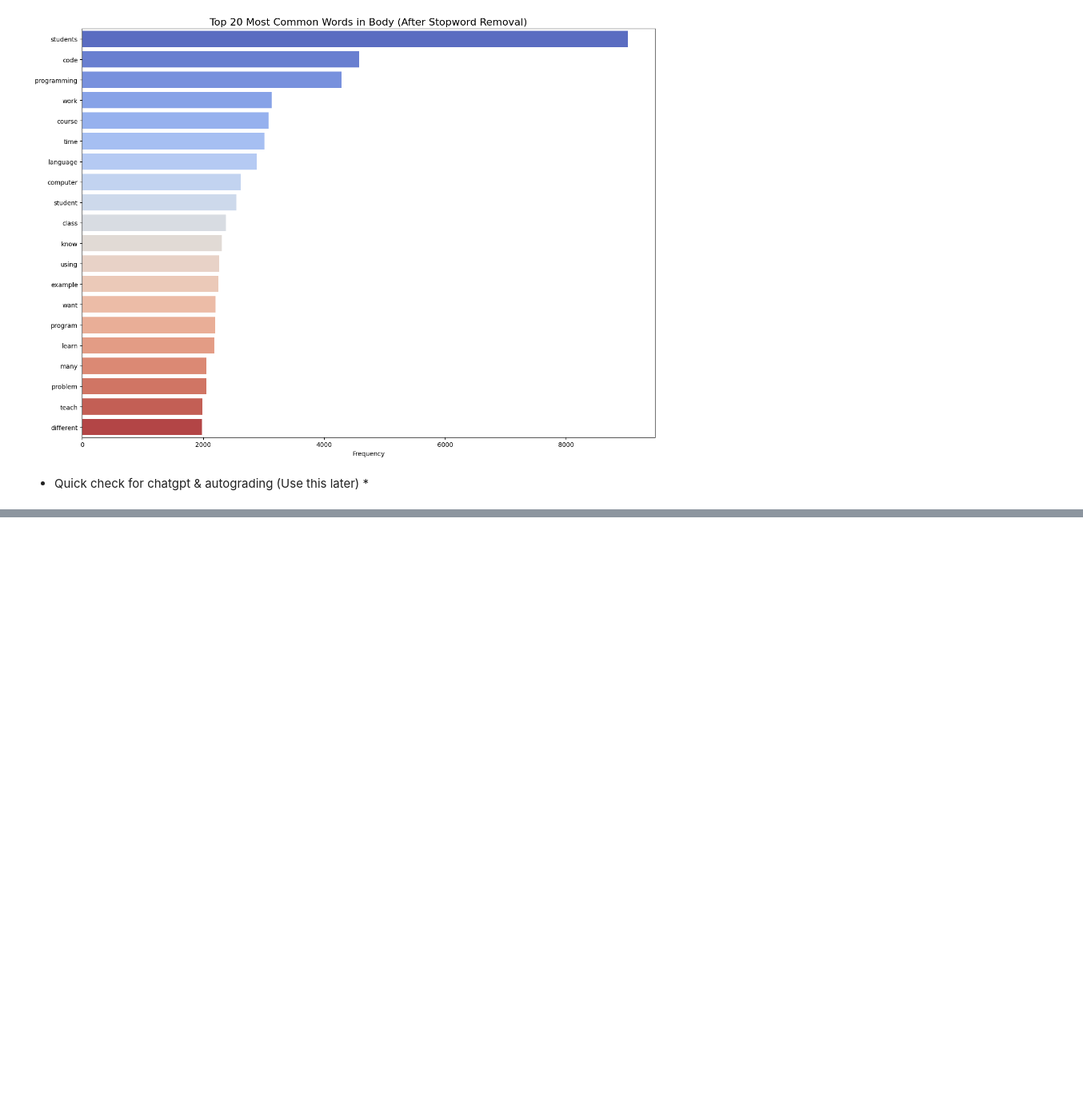
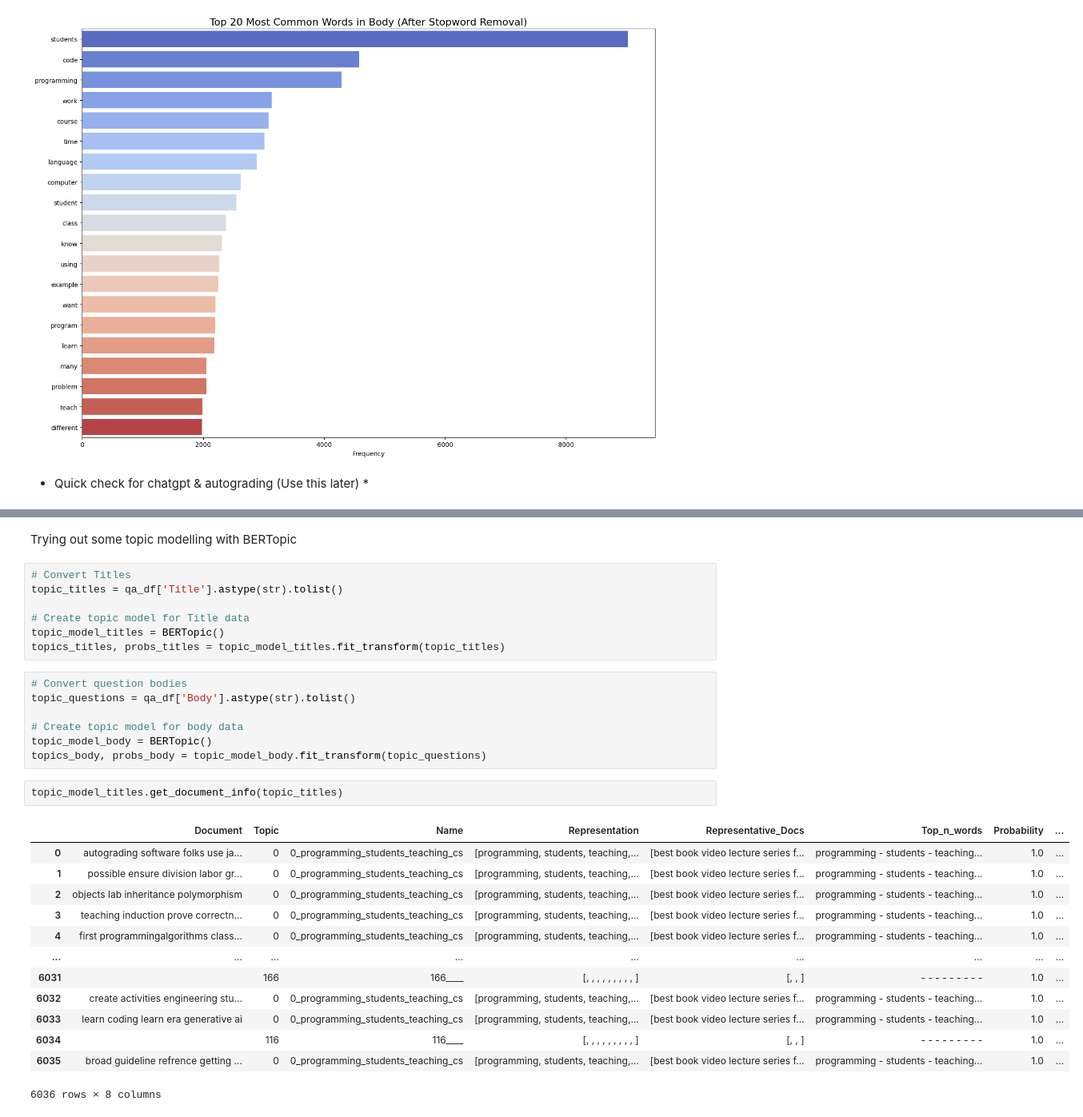
Before and after one commit to MattKronig/M-Kronig-MSc-Final-Project, a Jupyter notebook: m_kronig_csc_40098.ipynb, the cells around one changed output, grey strips where cells are left out. Shown at 80% size. Saved outputs shown, nothing was run; the diff lists cells and outputs as text; blank space fills up the shorter version.

```diff
--- a/m_kronig_csc_40098.ipynb
+++ b/m_kronig_csc_40098.ipynb
@@ -598,0 +605,32 @@ Autograder(s) mentioned in Body: 23
+# %% [markdown]
+Trying out some topic modelling with BERTopic
+# %%
+# Convert Titles
+topic_titles = qa_df['Title'].astype(str).tolist()
+
+# Create topic model for Title data
+topic_model_titles = BERTopic()
+topics_titles, probs_titles = topic_model_titles.fit_transform(topic_titles)
+# %%
+# Convert question bodies
+topic_questions = qa_df['Body'].astype(str).tolist()
+
+# Create topic model for body data
+topic_model_body = BERTopic()
+topics_body, probs_body = topic_model_body.fit_transform(topic_questions)
+# %%
+topic_model_titles.get_document_info(topic_titles)
+# %% [output]
+|  | Document | Topic | Name | Representation | Representative_Docs | Top_n_words | Probability | ... |
+| 0 | autograding software folks use ja... | 0 | 0_programming_students_teaching_cs | [programming, students, teaching,... | [best book video lecture series f... | programming - students - teaching... | 1.0 | ... |
+| 1 | possible ensure division labor gr... | 0 | 0_programming_students_teaching_cs | [programming, students, teaching,... | [best book video lecture series f... | programming - students - teaching... | 1.0 | ... |
+| 2 | objects lab inheritance polymorphism | 0 | 0_programming_students_teaching_cs | [programming, students, teaching,... | [best book video lecture series f... | programming - students - teaching... | 1.0 | ... |
+| 3 | teaching induction prove correctn... | 0 | 0_programming_students_teaching_cs | [programming, students, teaching,... | [best book video lecture series f... | programming - students - teaching... | 1.0 | ... |
+| 4 | first programmingalgorithms class... | 0 | 0_programming_students_teaching_cs | [programming, students, teaching,... | [best book video lecture series f... | programming - students - teaching... | 1.0 | ... |
+| ... | ... | ... | ... | ... | ... | ... | ... | ... |
+| 6031 |  | 166 | 166____ | [, , , , , , , , , ] | [, , ] | - - - - - - - - - | 1.0 | ... |
+| 6032 | create activities engineering stu... | 0 | 0_programming_students_teaching_cs | [programming, students, teaching,... | [best book video lecture series f... | programming - students - teaching... | 1.0 | ... |
+| 6033 | learn coding learn era generative ai | 0 | 0_programming_students_teaching_cs | [programming, students, teaching,... | [best book video lecture series f... | programming - students - teaching... | 1.0 | ... |
+| 6034 |  | 116 | 116____ | [, , , , , , , , , ] | [, , ] | - - - - - - - - - | 1.0 | ... |
+| 6035 | broad guideline refrence getting ... | 0 | 0_programming_students_teaching_cs | [programming, students, teaching,... | [best book video lecture series f... | programming - students - teaching... | 1.0 | ... |
+6036 rows × 8 columns
```
Also changed, not shown: parts of 42 cells of this notebook.
